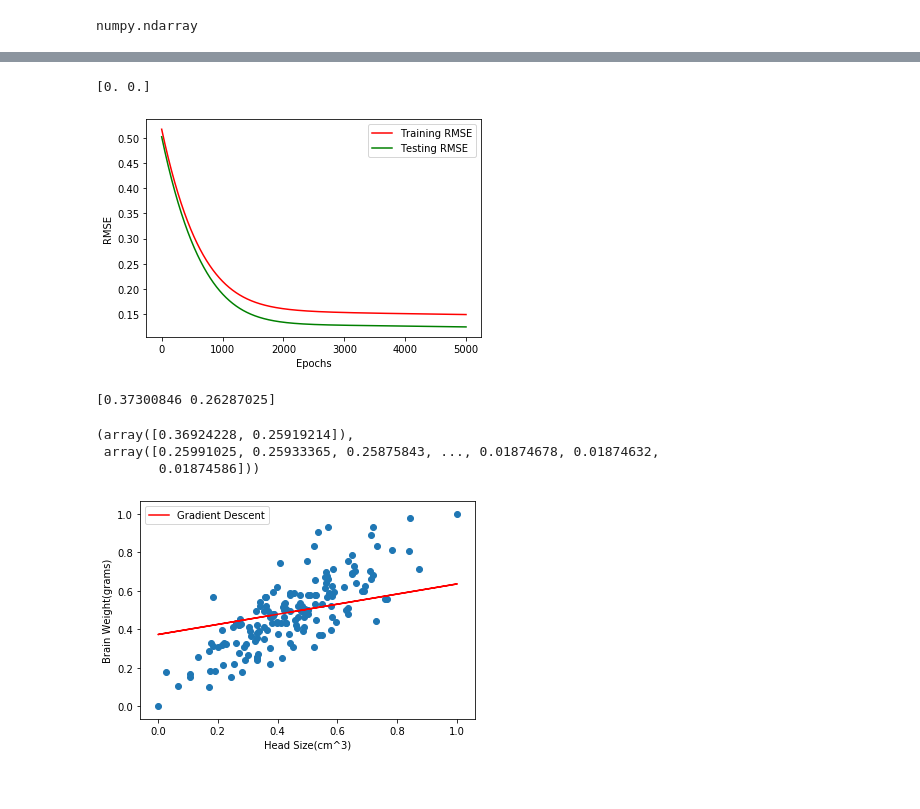
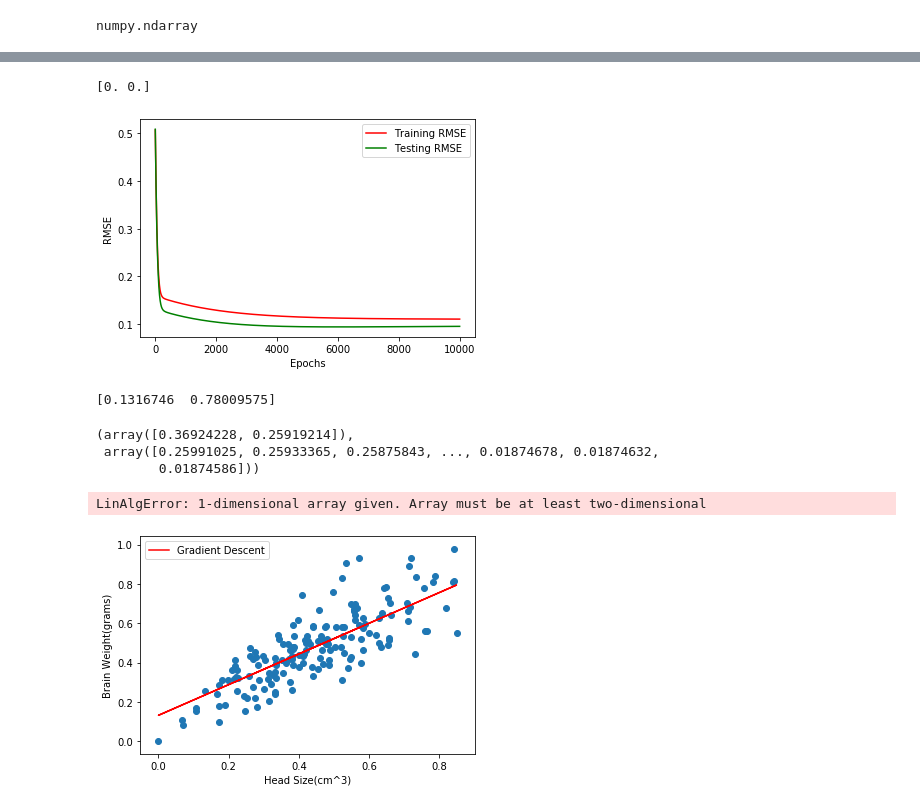
Before and after one commit to himansingh241/Sem6, a Jupyter notebook: ml/gradientDescent.ipynb, the cells around one changed output, grey strips where cells are left out. Saved outputs shown, nothing was run; the diff lists cells and outputs as text; code cells hidden in the pictures.

```diff
--- a/ml/gradientDescent.ipynb
+++ b/ml/gradientDescent.ipynb
@@ -76,11 +76,11 @@ def gradientDescent(X_train, X_test, y_train, y_test, alpha, epochs):
     print(theta)
     return theta, rmse_train, rmse_test
 # %%
-theta, rmse_train, rmse_test = gradientDescent(X_train, X_test, y_train, y_test, 0.001, 5000)
+theta, rmse_train, rmse_test = gradientDescent(X_train, X_test, y_train, y_test, 0.01, 10000)
 # %% [output]
 [0. 0.]
-[figure, old version]
+[figure, new version]
-[0.37300846 0.26287025]
+[0.1316746  0.78009575]
 # %%
 X_train = X_train[:, 1]
 # %%
@@ -91,7 +91,9 @@ theta, rmse_train
         0.01874586]))
 # %%
 from numpy.linalg import pinv
-X = y @ pinv(X)
+Q = y @ pinv(X)
+# %% [output]
+LinAlgError: 1-dimensional array given. Array must be at least two-dimensional
 # %%
 plt.scatter(X_train, y_train)
 y_pred = theta[0] + theta[1] * X_train
@@ -101,4 +103,4 @@ plt.ylabel('Brain Weight(grams)')
 plt.legend()
 plt.show()
 # %% [output]
-[figure, old version]
+[figure, new version]
```
Also changed, not shown: parts of 1 cell of this notebook.
